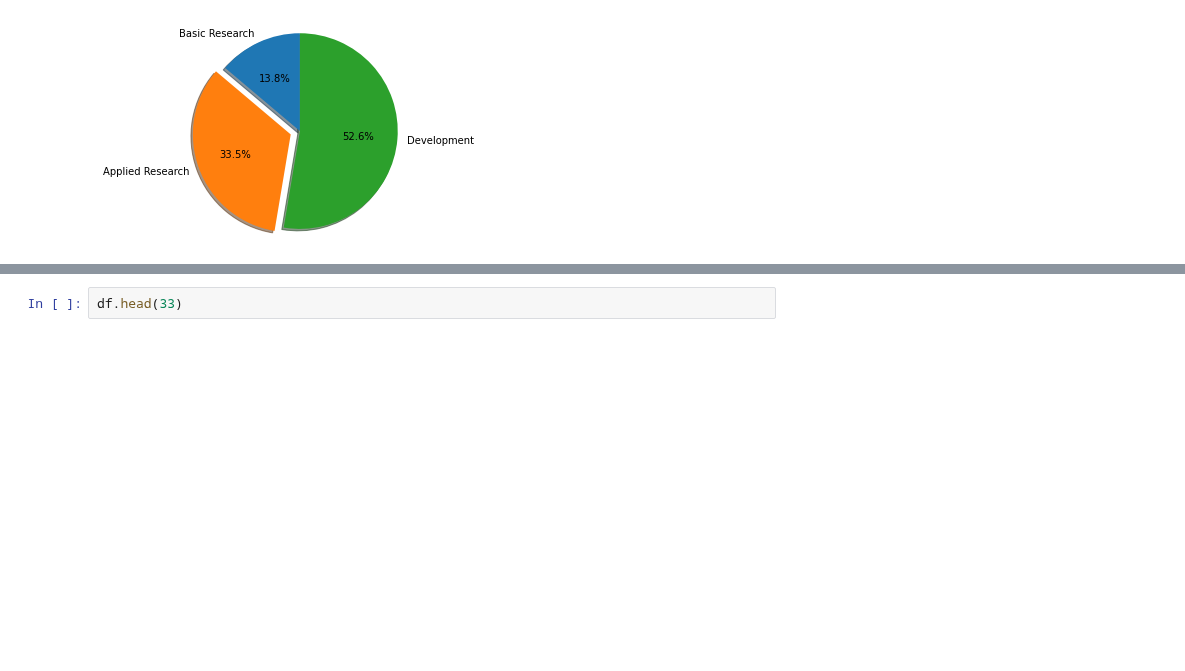
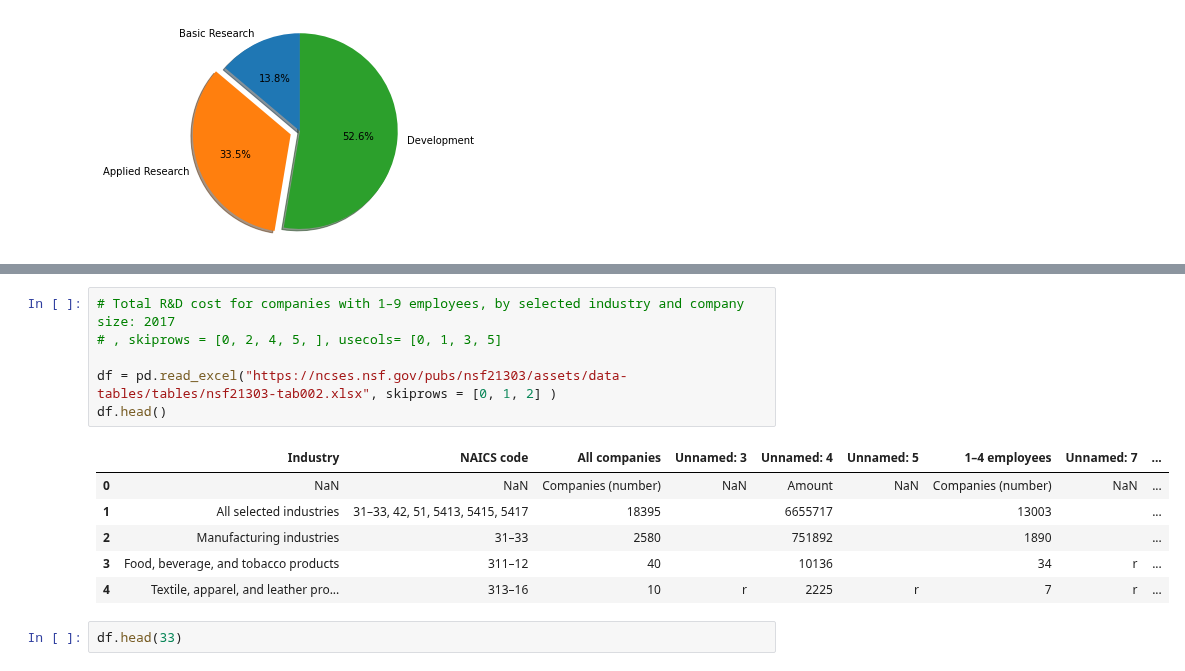
Before and after one commit to mulukenm/DataVisualization, a Jupyter notebook: ABS_Visualization.ipynb, the cells around one changed output, grey strips where cells are left out. Cells and saved outputs as stored; diff of their text form; blank space fills up the shorter version.

```diff
--- a/ABS_Visualization.ipynb
+++ b/ABS_Visualization.ipynb
@@ -217,6 +219,19 @@ fig.tight_layout()
 plt.show()
 # %% [output]
 [figure]
+# %%
+# Total R&D cost for companies with 1–9 employees, by selected industry and company size: 2017
+# , skiprows = [0, 2, 4, 5, ], usecols= [0, 1, 3, 5]
+
+df = pd.read_excel("https://ncses.nsf.gov/pubs/nsf21303/assets/data-tables/tables/nsf21303-tab002.xlsx", skiprows = [0, 1, 2] )
+df.head()
+# %% [output]
+|  | Industry | NAICS code | All companies | Unnamed: 3 | Unnamed: 4 | Unnamed: 5 | 1–4 employees | Unnamed: 7 | ... |
+| 0 | NaN | NaN | Companies (number) | NaN | Amount | NaN | Companies (number) | NaN | ... |
+| 1 | All selected industries | 31–33, 42, 51, 5413, 5415, 5417 | 18395 |  | 6655717 |  | 13003 |  | ... |
+| 2 | Manufacturing industries | 31–33 | 2580 |  | 751892 |  | 1890 |  | ... |
+| 3 | Food, beverage, and tobacco products | 311–12 | 40 |  | 10136 |  | 34 | r | ... |
+| 4 | Textile, apparel, and leather pro... | 313–16 | 10 | r | 2225 | r | 7 | r | ... |
 # %%
 df.head(33)
 # %% [output]
```
Also changed, not shown: parts of 5 cells of this notebook.
